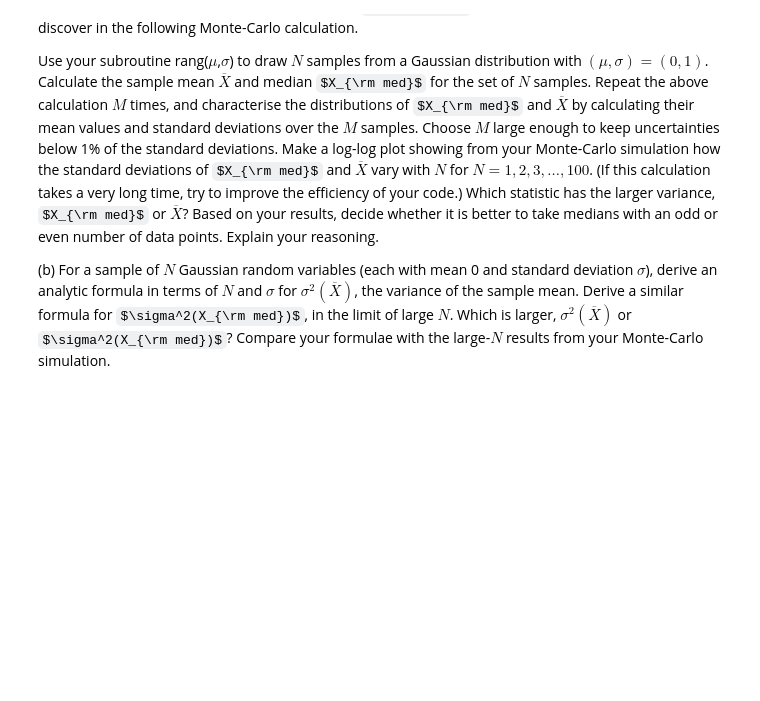
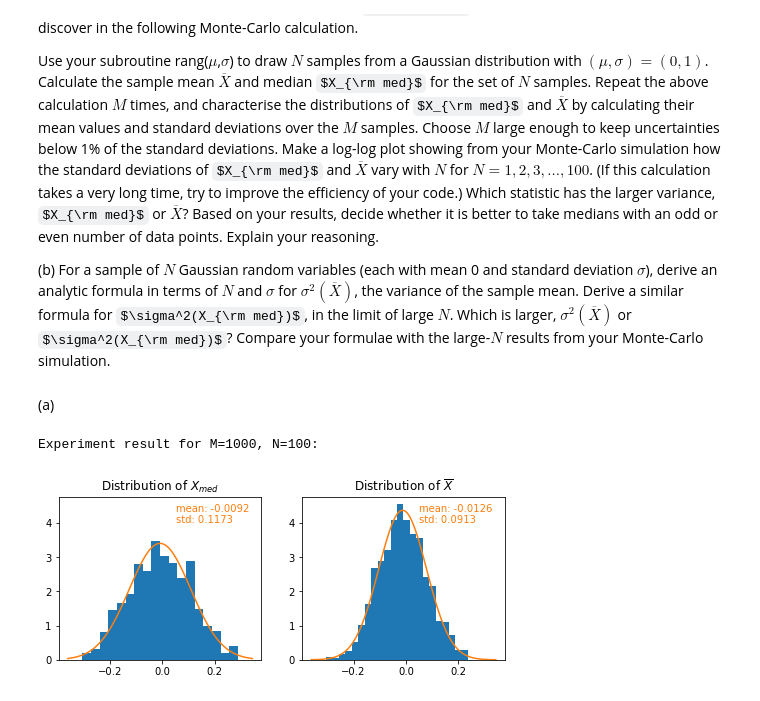
Before and after one commit to alphalyncis/adaa, a Jupyter notebook: hw1/hw1_xueqing.ipynb, the cells around one changed output. Drawn from its saved outputs; the diff is of its cells as text; code cells hidden in the pictures; some formulas as TeX source; blank space fills up the shorter version.

```diff
--- a/hw1/hw1.ipynb
+++ b/hw1/hw1_xueqing.ipynb
@@ -291,6 +289,12 @@ data = np.loadtxt(file,skiprows=6)
 x,y,value = data[:,0],data[:,1],data[:,2]
 xmean, xvariance = meanvar(value)
 xmedian, xmad = medmad(value)
-print(f"bias level: mean: {xmean:.2f}, median: {xmedian:.2f}")
-print(f"readout noise: std: {np.sqrt(xvariance):.2f}, mad: {xmad:.2f}")
+N = len(value)
+errmean = np.sqrt(xvariance/N)
+errmedian = np.sqrt(np.pi/2) * errmean
+errstd = np.sqrt(xvariance/(2*N-2))
+d = {("bias", "mean"): (xmean,errmean) , ("bias", "median"): (xmedian, errmedian),
+    ("readout noise", "std"): (np.sqrt(xvariance), errstd), ("readout noise", "MAD"): (xmad, "")}
+df = pd.DataFrame(d, index=["value", "error"])
+display(df)
 # %% [output]
@@ -390,3 +406,37 @@ Derive a similar formula for $\sigma^2(X_{\rm med})$, in the limit of large $N$.
 Which is larger, $\sigma^2(\overline{X})$ or $\sigma^2(X_{\rm med})$?
 Compare your formulae with the large-$N$ results
 from your Monte-Carlo simulation.
+# %% [markdown]
+(a)
+# %%
+# Visualize one experiment
+M=1000
+data_points = {"medians":np.zeros(M), "means":np.zeros(M)}
+for time in range(M):
+    N=100
+    sample = draw_rang_sample(0, 1, N, seed=time*100)
+    data_points["medians"][time] = np.median(sample)
+    data_points["means"][time] = np.mean(sample)
+
+mu_med, sigma_med = np.mean(data_points["medians"]), np.std(data_points["medians"])
+mu_mean, sigma_mean = np.mean(data_points["means"]), np.std(data_points["means"])
+
+x = np.linspace(mu_med - 3*sigma_med, mu_med + 3*sigma_med, 100)
+plt.figure(figsize=(8,3))
+
+ax1 = plt.subplot(121)
+plt.hist(data_points["medians"], density=True, bins="auto")
+plt.plot(x, stats.norm.pdf(x, mu_med, sigma_med))
+plt.text(0.05,4, f"mean: {mu_med:.4f} \nstd: {sigma_med:.4f}", color="tab:orange")
+plt.title("Distribution of $X_{med}$")
+
+ax2 = plt.subplot(122, sharey=ax1)
+plt.hist(data_points["means"], density=True, bins="auto")
+plt.plot(x, stats.norm.pdf(x, mu_mean, sigma_mean))
+plt.text(0.05,4, f"mean: {mu_mean:.4f} \nstd: {sigma_mean:.4f}", color="tab:orange")
+plt.title("Distribution of $\overline{X}$")
+
+print(f"Experiment result for M={M}, N={N}:")
+# %% [output]
+Experiment result for M=1000, N=100:
+[figure, added]
```
Also changed, not shown: parts of 12 cells of this notebook, 3 other files.
